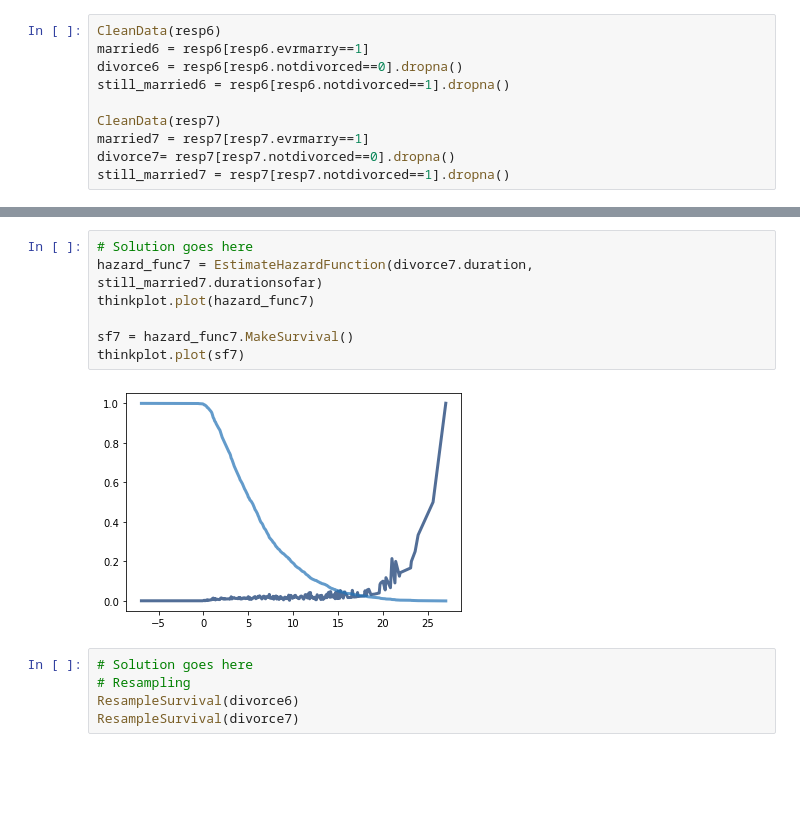
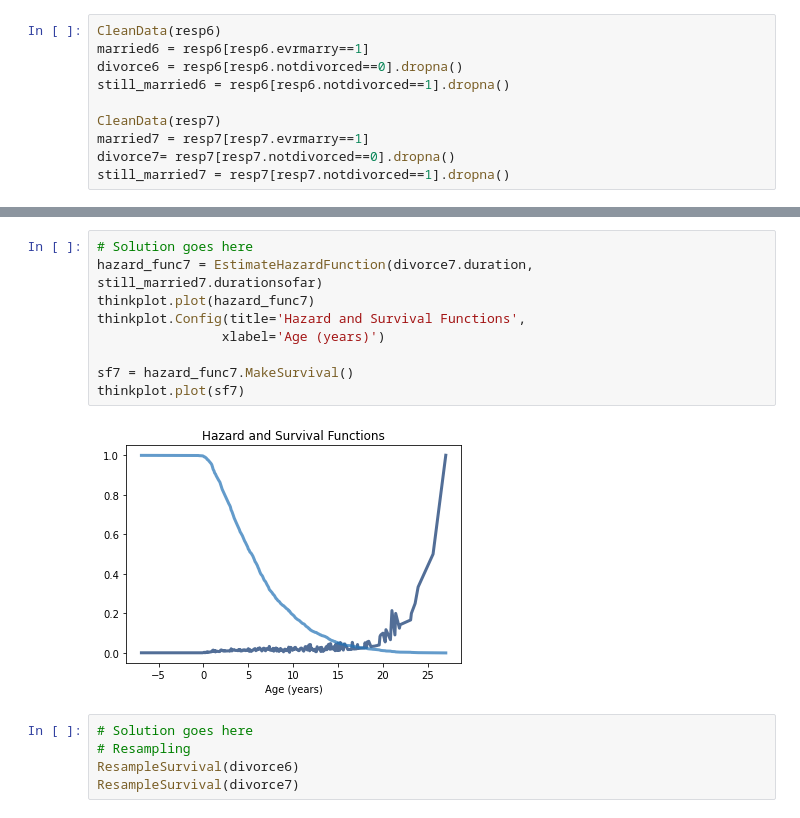
Before and after one commit to ramsey-king/DSC-530-Data-Exploration, a Jupyter notebook: Week-11/chap13exKingRamsey.ipynb, the cells around one changed output, grey strips where cells are left out. Drawn from its saved outputs; the diff is of its cells as text; blank space fills up the shorter version.

```diff
--- a/Week-11/chap13exKingRamsey.ipynb
+++ b/Week-11/chap13exKingRamsey.ipynb
@@ -397,12 +400,14 @@ thinkplot.plot(sf6)
 # %%
 # Solution goes here
 hazard_func7 = EstimateHazardFunction(divorce7.duration, still_married7.durationsofar)
 thinkplot.plot(hazard_func7)
+thinkplot.Config(title='Hazard and Survival Functions',
+                xlabel='Age (years)')
 
 sf7 = hazard_func7.MakeSurvival()
 thinkplot.plot(sf7)
 # %% [output]
-[figure, old version]
+[figure, new version]
 # %%
 # Solution goes here
 # Resampling
```
Also changed, not shown: parts of 4 cells of this notebook.
